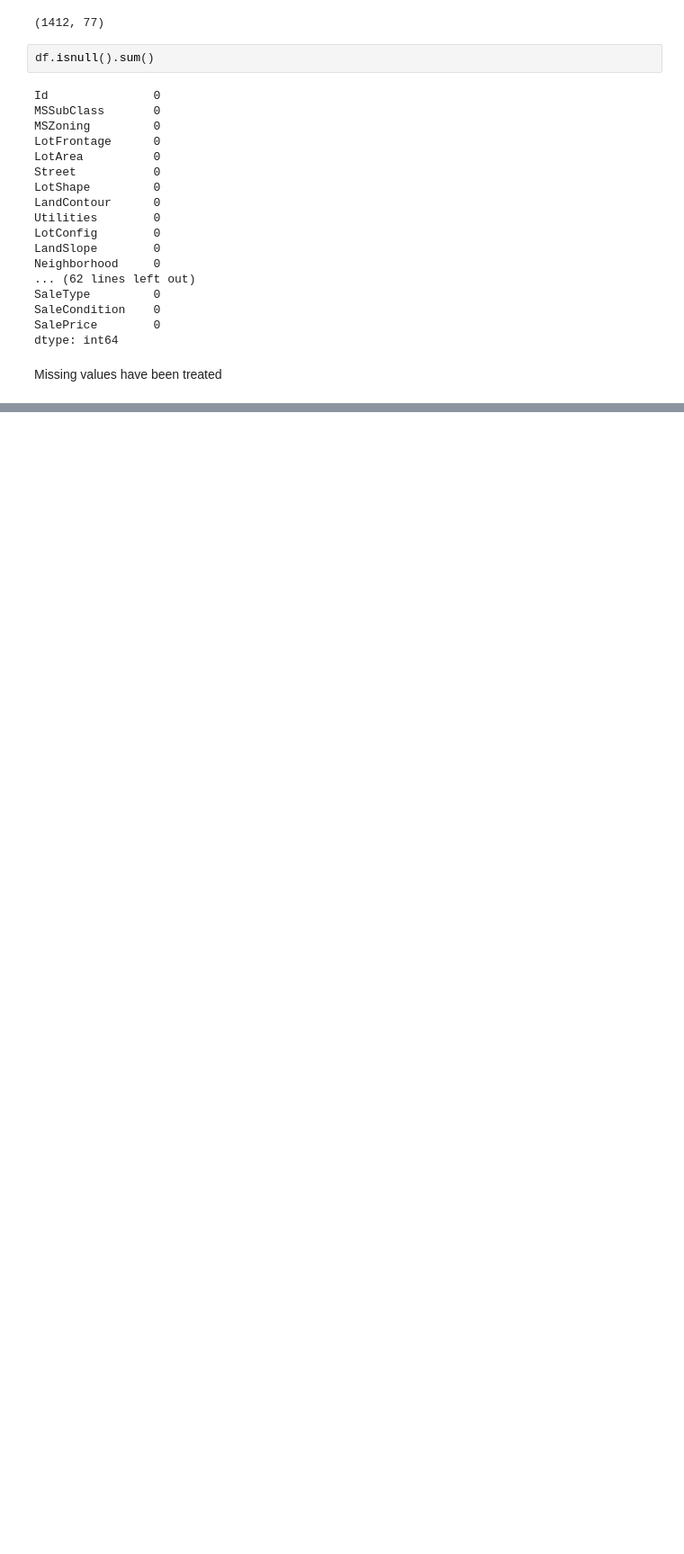
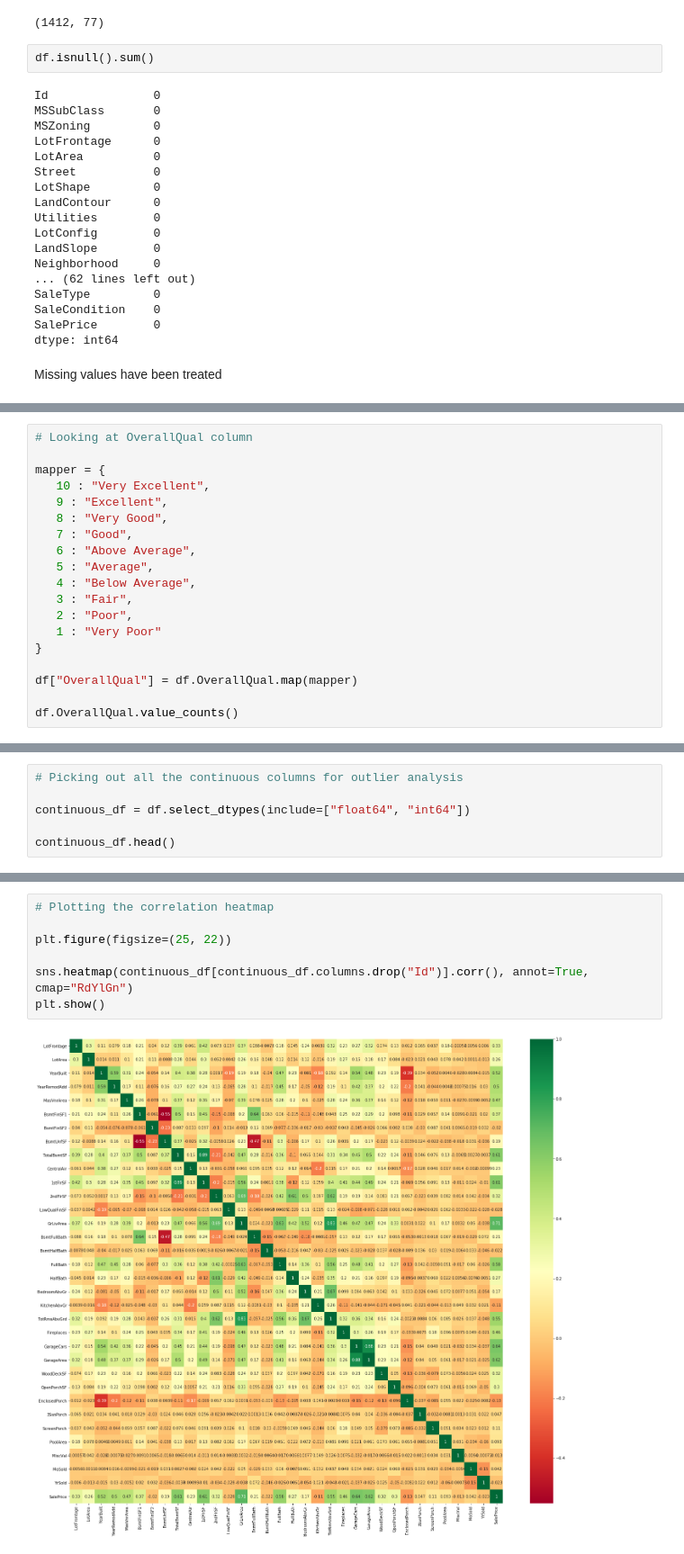
Before and after one commit to sasanka-sai/Surprise-Housing-Advanced-Regression, a Jupyter notebook: Surprise Housing - Price prediction.ipynb, the cells around one changed output, grey strips where cells are left out. Shown at 90% size. Drawn from its saved outputs; the diff is of its cells as text; blank space fills up the shorter version.

Commit message:
Var transform and Corr

```diff
--- a/Surprise Housing - Price prediction.ipynb
+++ b/Surprise Housing - Price prediction.ipynb
@@ -265,0 +297,19 @@ Missing values have been treated
+# %%
+# Looking at OverallQual column
+
+mapper = {
+   10 : "Very Excellent",
+   9 : "Excellent",
+   8 : "Very Good",
+   7 : "Good",
+   6 : "Above Average",
+   5 : "Average",
+   4 : "Below Average",
+   3 : "Fair",
+   2 : "Poor",
+   1 : "Very Poor"
+}
+
+df["OverallQual"] = df.OverallQual.map(mapper)
+
+df.OverallQual.value_counts()
@@ -265,0 +452,6 @@ Missing values have been treated
+# %%
+# Picking out all the continuous columns for outlier analysis
+
+continuous_df = df.select_dtypes(include=["float64", "int64"])
+
+continuous_df.head()
@@ -265,0 +523,9 @@ Missing values have been treated
+# %%
+# Plotting the correlation heatmap
+
+plt.figure(figsize=(25, 22))
+
+sns.heatmap(continuous_df[continuous_df.columns.drop("Id")].corr(), annot=True, cmap="RdYlGn")
+plt.show()
+# %% [output]
+[figure, added]
```
Also changed, not shown: parts of 25 cells of this notebook.
